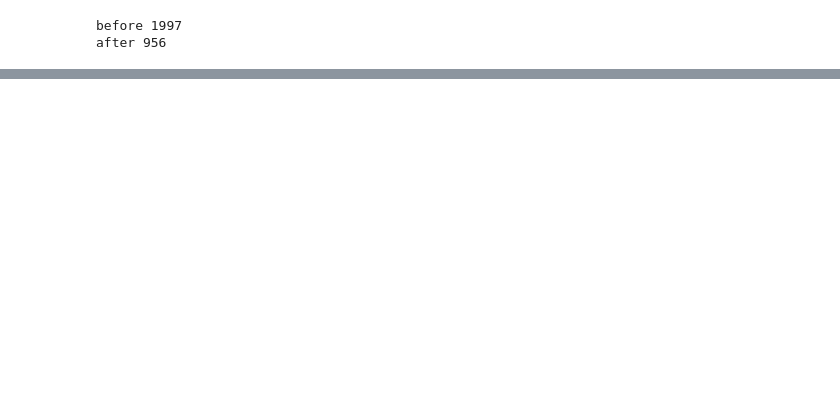
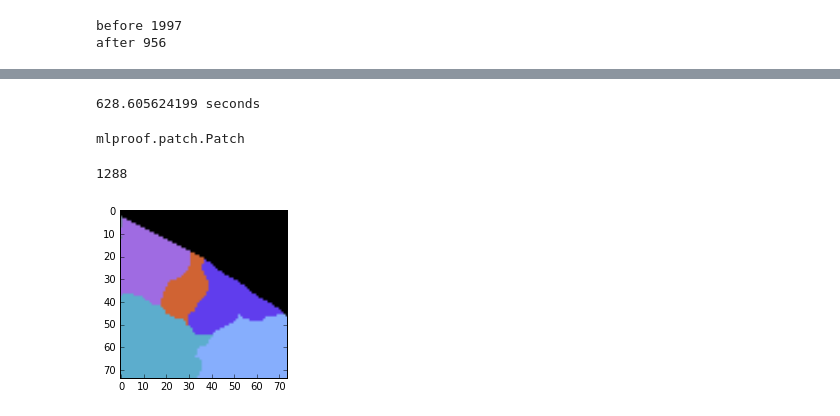
Before and after one commit to SrutiBh/mlproof, a Jupyter notebook: new_patch_generation_tests.ipynb, the cells around one changed output, grey strips where cells are left out. Saved outputs shown, nothing was run; the diff lists cells and outputs as text; code cells hidden in the pictures; blank space fills up the shorter version.

Commit message:
Patch generation fixed for the cylinder.

```diff
--- a/Untitled0.ipynb
+++ b/new_patch_generation_tests.ipynb
@@ -82,0 +95,19 @@ mlp.Util.view(fixed_borders, large=True)
+# %%
+import time
+t0 = time.time()
+e_p, p = mlp.Patch.patchify_maxoverlap(image, prob, mask, rhoana, gold, sample_rate=1)
+print time.time()-t0, 'seconds'
+# %% [output]
+628.605624199 seconds
+# %%
+mlp.Patch
+# %% [output]
+mlproof.patch.Patch
+# %%
+len(p)
+# %% [output]
+1288
+# %%
+mlp.Util.view(rhoana[802:876,1600:1674])
+# %% [output]
+[figure, added]
```
Also changed, not shown: parts of 28 cells of this notebook, 4 other files.
